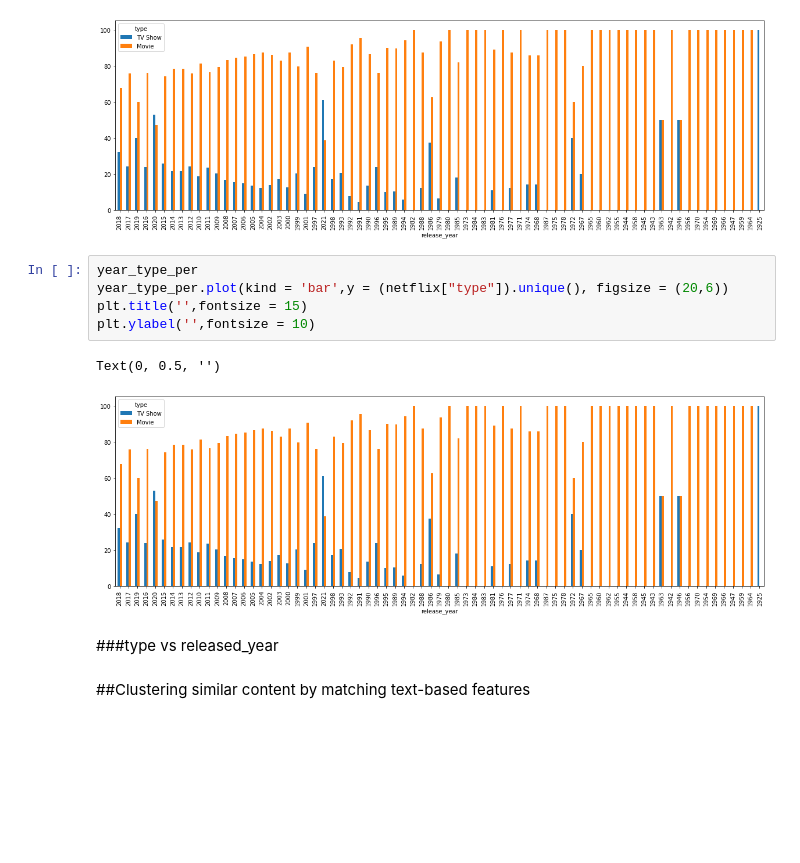
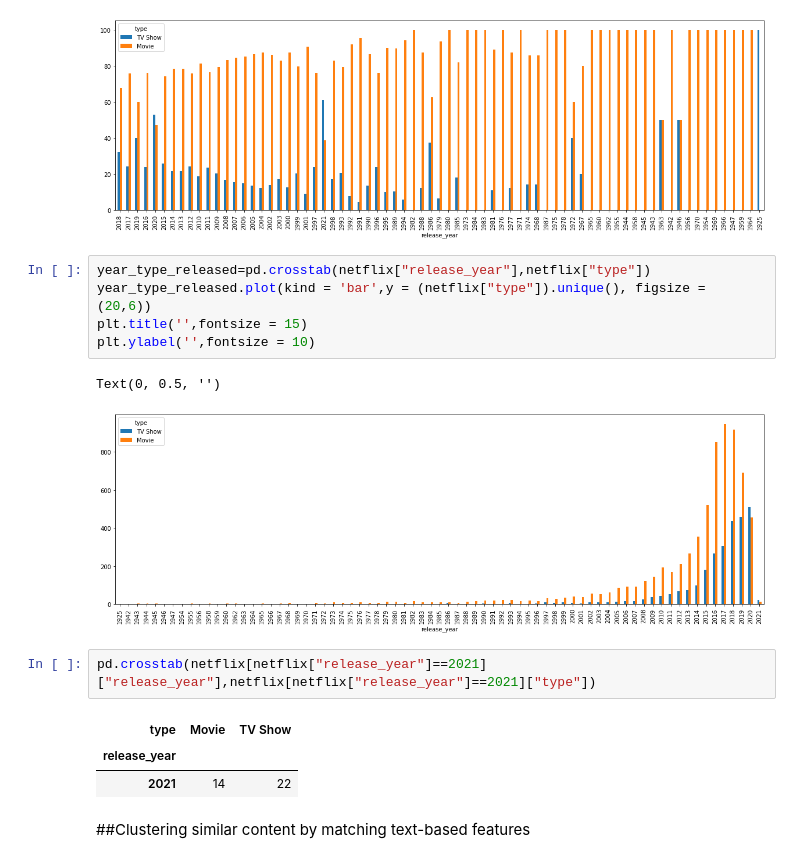
Before and after one commit to gauriagarwal18/NETFLIX_MOVIES_AND_TV_SHOWS_CLUSTERING, a Jupyter notebook: Netflix_Movies_And_Tv_Shows_Clustering_.ipynb, the cells around one changed output. Cells and saved outputs as stored; diff of their text form; blank space fills up the shorter version.

```diff
--- a/Netflix_Movies_And_Tv_Shows_Clustering_.ipynb
+++ b/Netflix_Movies_And_Tv_Shows_Clustering_.ipynb
@@ -1092,14 +1152,18 @@ year_type_per=percentage_data(netflix,"release_year","type",1)
 # %% [output]
 [figure]
 # %%
-year_type_per
-year_type_per.plot(kind = 'bar',y = (netflix["type"]).unique(), figsize = (20,6))
+year_type_released=pd.crosstab(netflix["release_year"],netflix["type"])
+year_type_released.plot(kind = 'bar',y = (netflix["type"]).unique(), figsize = (20,6))
 plt.title('',fontsize = 15)
 plt.ylabel('',fontsize = 10)
 # %% [output]
 Text(0, 0.5, '')
-[figure, old version]
+[figure, new version]
-# %% [markdown]
-###type vs released_year
+# %%
+pd.crosstab(netflix[netflix["release_year"]==2021]["release_year"],netflix[netflix["release_year"]==2021]["type"])
+# %% [output]
+| type | Movie | TV Show |
+| release_year |  |  |
+| 2021 | 14 | 22 |
 # %% [markdown]
 ##Clustering similar content by matching text-based features
```
Also changed, not shown: parts of 10 cells of this notebook.
